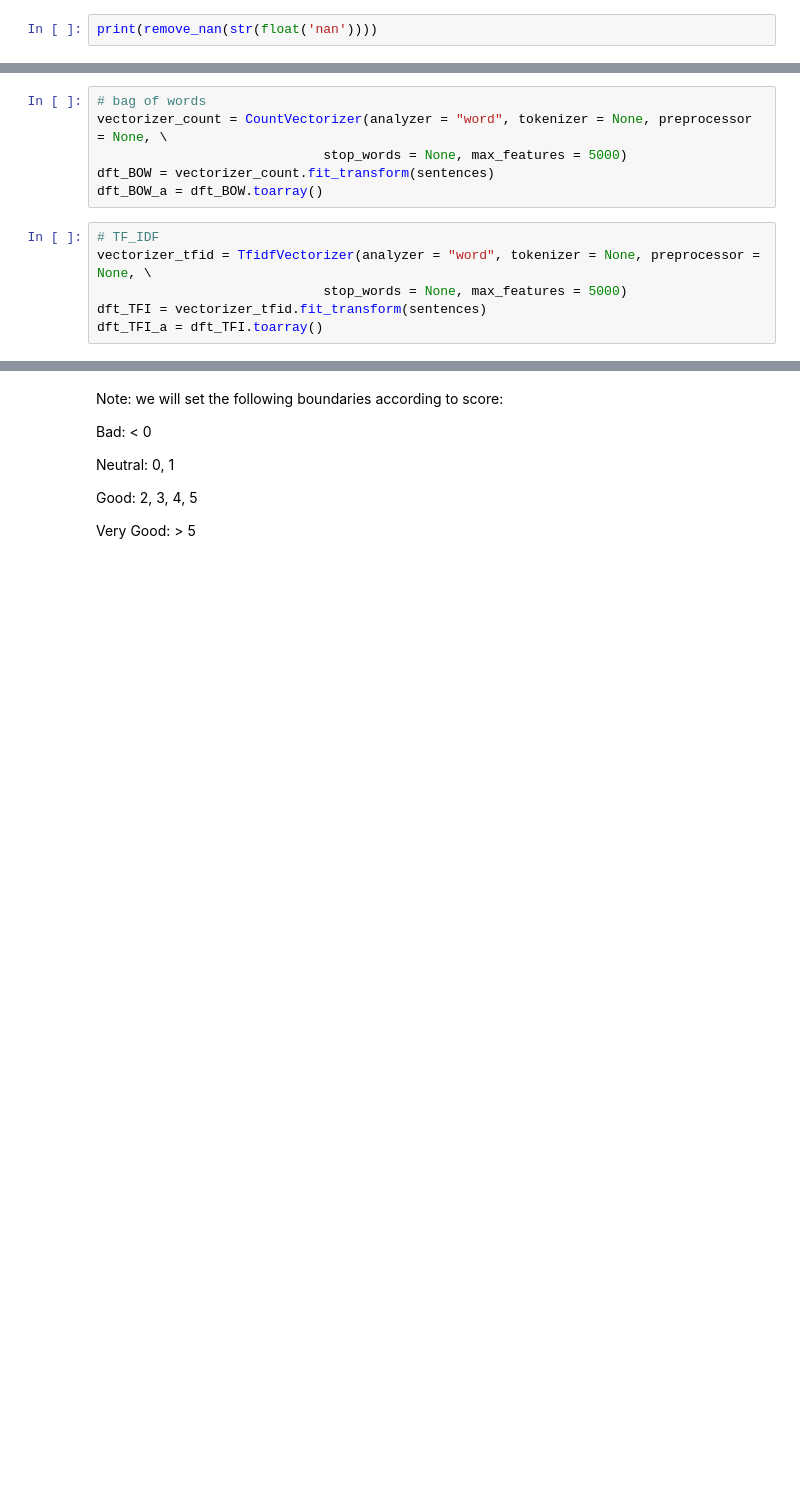
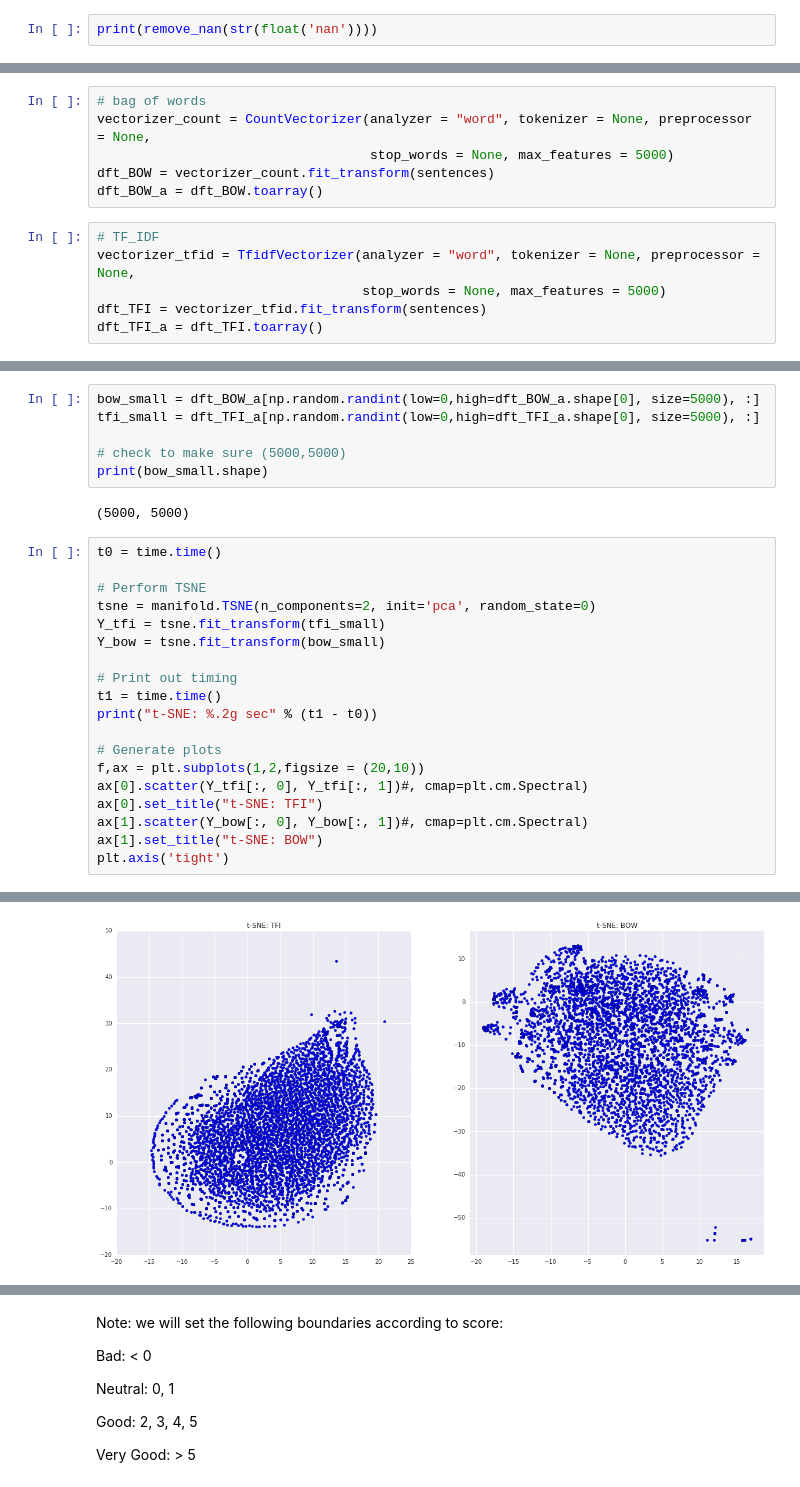
Before and after one commit to AndrewNg/COS424A4, a Jupyter notebook: SWorkbook.ipynb, the cells around one changed output, grey strips where cells are left out. Saved outputs shown, nothing was run; the diff lists cells and outputs as text; blank space fills up the shorter version.

```diff
--- a/SWorkbook.ipynb
+++ b/SWorkbook.ipynb
@@ -61,12 +99,12 @@ print(remove_nan(str(float('nan'))))
 # %%
 # bag of words
-vectorizer_count = CountVectorizer(analyzer = "word", tokenizer = None, preprocessor = None, \
-                             stop_words = None, max_features = 5000)
+vectorizer_count = CountVectorizer(analyzer = "word", tokenizer = None, preprocessor = None,
+                                   stop_words = None, max_features = 5000)
 dft_BOW = vectorizer_count.fit_transform(sentences)
 dft_BOW_a = dft_BOW.toarray()
 # %%
 # TF_IDF
-vectorizer_tfid = TfidfVectorizer(analyzer = "word", tokenizer = None, preprocessor = None, \
-                             stop_words = None, max_features = 5000)
+vectorizer_tfid = TfidfVectorizer(analyzer = "word", tokenizer = None, preprocessor = None,
+                                  stop_words = None, max_features = 5000)
 dft_TFI = vectorizer_tfid.fit_transform(sentences)
 dft_TFI_a = dft_TFI.toarray()
@@ -72,0 +125,28 @@ dft_TFI_a = dft_TFI.toarray()
+# %%
+bow_small = dft_BOW_a[np.random.randint(low=0,high=dft_BOW_a.shape[0], size=5000), :]
+tfi_small = dft_TFI_a[np.random.randint(low=0,high=dft_TFI_a.shape[0], size=5000), :]
+
+# check to make sure (5000,5000)
+print(bow_small.shape)
+# %% [output]
+(5000, 5000)
+# %%
+t0 = time.time()
+
+# Perform TSNE
+tsne = manifold.TSNE(n_components=2, init='pca', random_state=0)
+Y_tfi = tsne.fit_transform(tfi_small)
+Y_bow = tsne.fit_transform(bow_small)
+
+# Print out timing
+t1 = time.time()
+print("t-SNE: %.2g sec" % (t1 - t0))
+
+# Generate plots
+f,ax = plt.subplots(1,2,figsize = (20,10))
+ax[0].scatter(Y_tfi[:, 0], Y_tfi[:, 1])#, cmap=plt.cm.Spectral)
+ax[0].set_title("t-SNE: TFI")
+ax[1].scatter(Y_bow[:, 0], Y_bow[:, 1])#, cmap=plt.cm.Spectral)
+ax[1].set_title("t-SNE: BOW")
+plt.axis('tight')
+# %% [output]
@@ -72,0 +157 @@ dft_TFI_a = dft_TFI.toarray()
+[figure, added]
```
Also changed, not shown: parts of 20 cells of this notebook, 1 other file.
